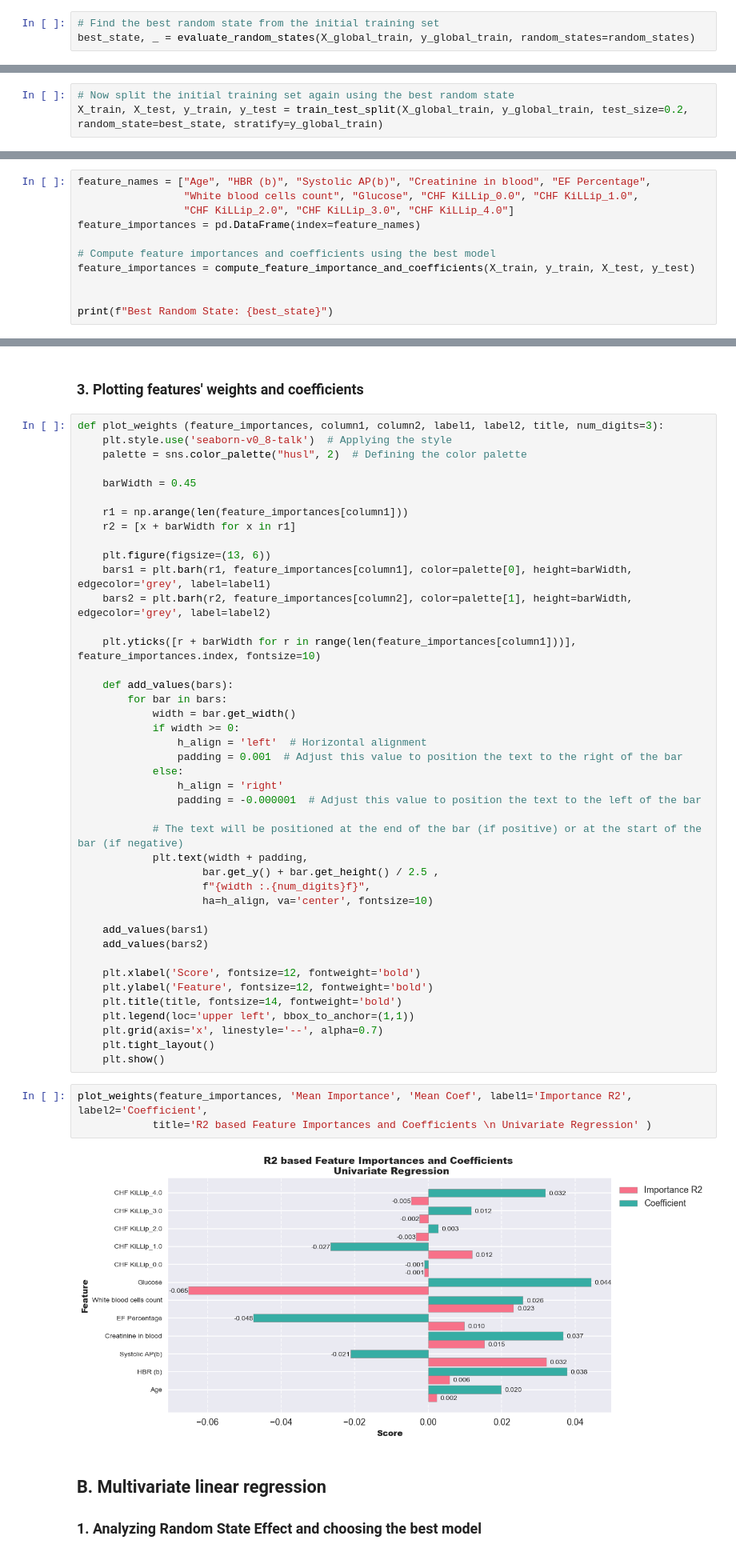
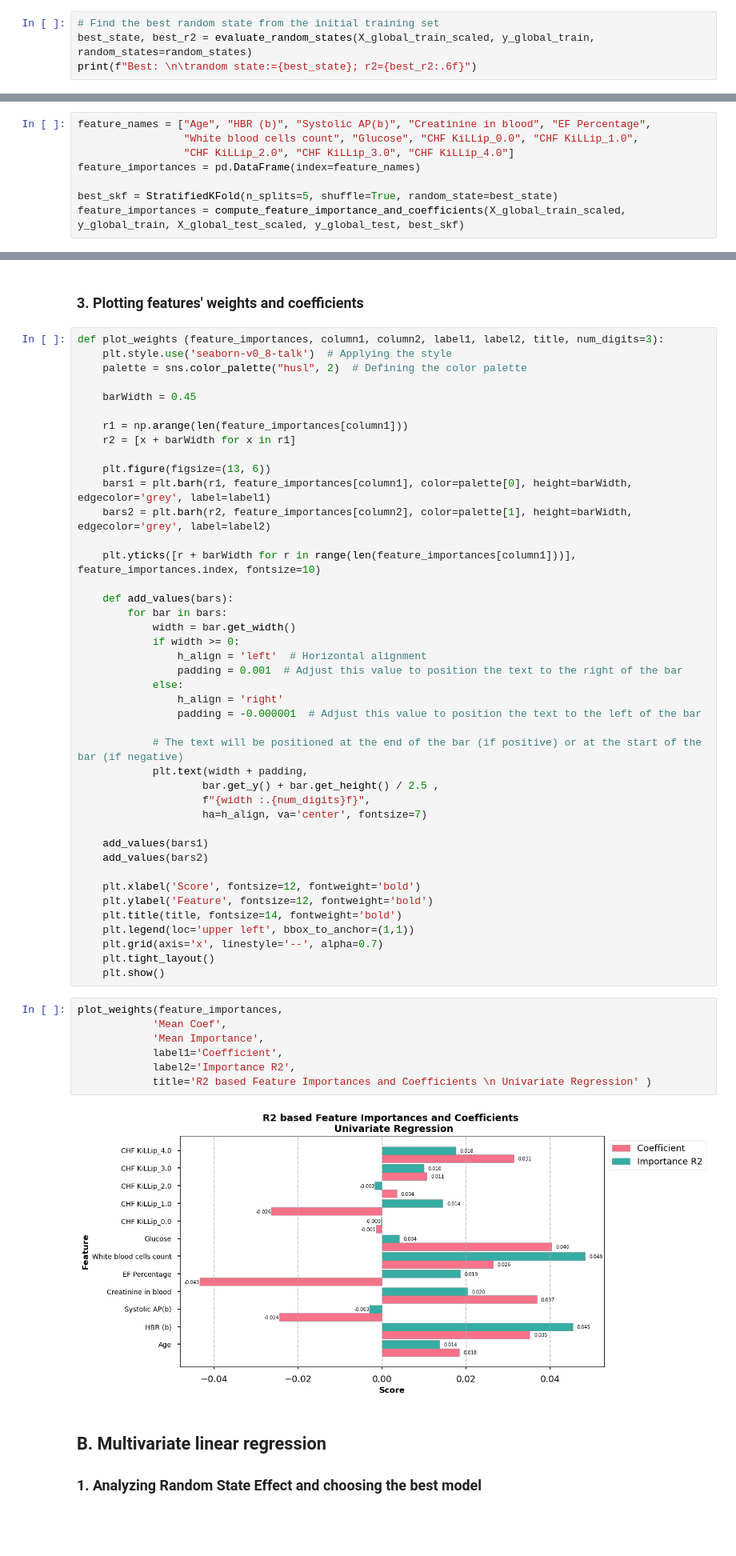
Before and after one commit to bvpotapenko/feat-imp-research, a Jupyter notebook: 1. Linear-models_2.0.ipynb, the cells around one changed output, grey strips where cells are left out. Shown at 80% size. Saved outputs shown, nothing was run; the diff lists cells and outputs as text; blank space fills up the shorter version.

Commit message:
Linear models refactoring

```diff
--- a/1. Linear-models_2.0.ipynb
+++ b/1. Linear-models_2.0.ipynb
@@ -95,5 +135,6 @@ def evaluate_random_states(X: pd.DataFrame, y: pd.Series, random_states: List[in
 Evaluating the effect of different random states on the model performance to understand the stability of the model.
 # %%
 # Find the best random state from the initial training set
-best_state, _ = evaluate_random_states(X_global_train, y_global_train, random_states=random_states)
+best_state, best_r2 = evaluate_random_states(X_global_train_scaled, y_global_train, random_states=random_states)
+print(f"Best: \n\trandom state:={best_state}; r2={best_r2:.6f}")
 # %% [output]
@@ -103,4 +146 @@ Random state=42; r2=0.022512
-# %%
-# Now split the initial training set again using the best random state
-X_train, X_test, y_train, y_test = train_test_split(X_global_train, y_global_train, test_size=0.2, random_state=best_state, stratify=y_global_train)
 # %%
@@ -143,8 +163,5 @@ feature_names = ["Age", "HBR (b)", "Systolic AP(b)", "Creatinine in blood", "EF
                  "CHF KiLLip_2.0", "CHF KiLLip_3.0", "CHF KiLLip_4.0"]
 feature_importances = pd.DataFrame(index=feature_names)
 
-# Compute feature importances and coefficients using the best model
-feature_importances = compute_feature_importance_and_coefficients(X_train, y_train, X_test, y_test)
-
-
-print(f"Best Random State: {best_state}")
+best_skf = StratifiedKFold(n_splits=5, shuffle=True, random_state=best_state)
+feature_importances = compute_feature_importance_and_coefficients(X_global_train_scaled, y_global_train, X_global_test_scaled, y_global_test, best_skf)
@@ -200,7 +215,7 @@ def plot_weights (feature_importances, column1, column2, label1, label2, title,
             plt.text(width + padding,
                     bar.get_y() + bar.get_height() / 2.5 ,
                     f"{width :.{num_digits}f}",
-                    ha=h_align, va='center', fontsize=10)
+                    ha=h_align, va='center', fontsize=7)
 
     add_values(bars1)
     add_values(bars2)
@@ -213,10 +228,14 @@ def plot_weights (feature_importances, column1, column2, label1, label2, title,
     plt.tight_layout()
     plt.show()
 # %%
-plot_weights(feature_importances, 'Mean Importance', 'Mean Coef', label1='Importance R2', label2='Coefficient',
+plot_weights(feature_importances,
+            'Mean Coef',
+            'Mean Importance',
+            label1='Coefficient',
+            label2='Importance R2',
             title='R2 based Feature Importances and Coefficients \n Univariate Regression' )
 # %% [output]
-[figure, old version]
+[figure, new version]
 # %% [markdown]
 ## B. Multivariate linear regression
 ### 1. Analyzing Random State Effect and choosing the best model
```
Also changed, not shown: parts of 23 cells of this notebook.
